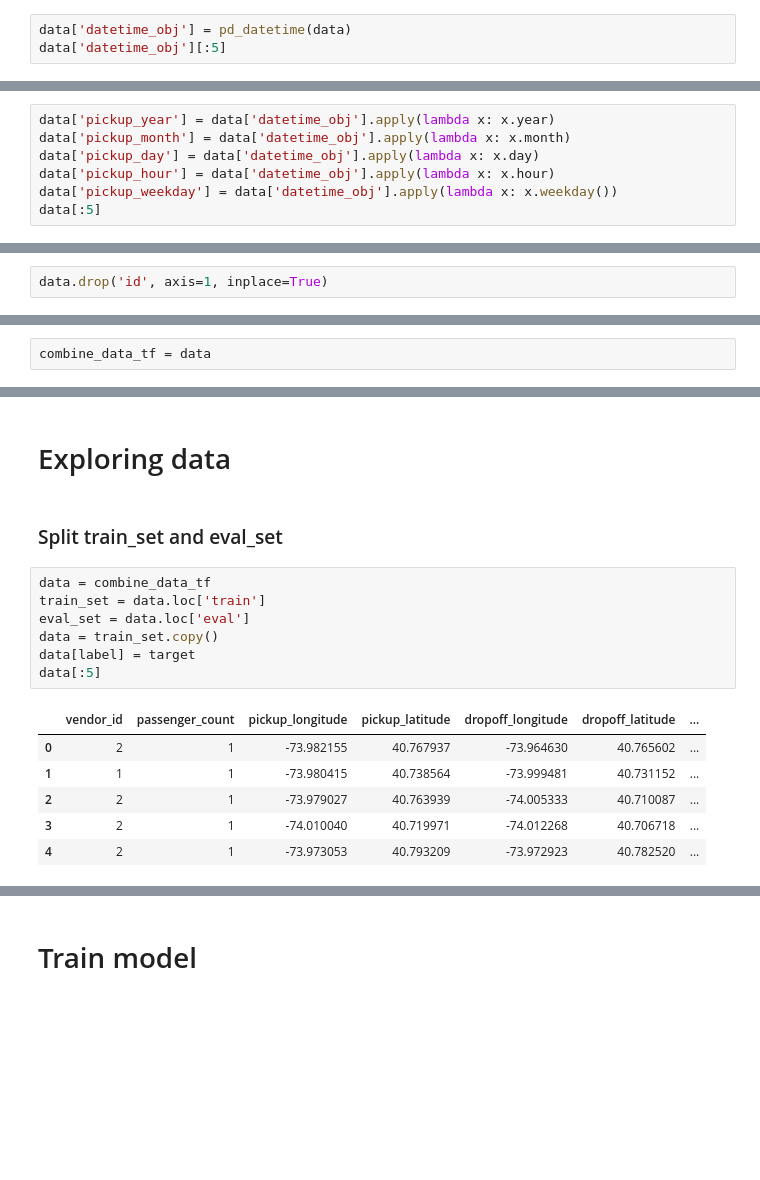
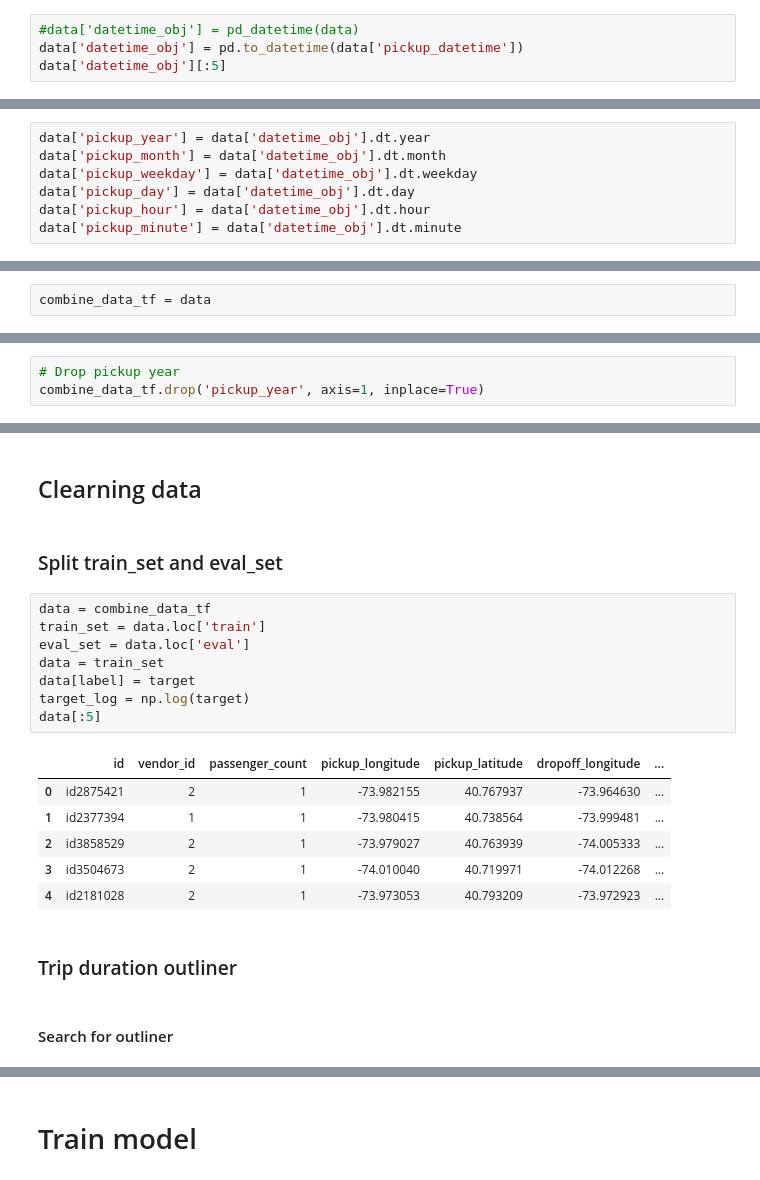
Before and after one commit to latuannetnam/kaggle, a Jupyter notebook: New York City Taxi Trip Duration/nb-taxi-trip-duration-v1.ipynb, the cells around one changed output, grey strips where cells are left out. Cells and saved outputs as stored; diff of their text form; blank space fills up the shorter version.

```diff
--- a/New York City Taxi Trip Duration/nb-taxi-trip-duration-v1.ipynb
+++ b/New York City Taxi Trip Duration/nb-taxi-trip-duration-v1.ipynb
@@ -153,7 +160,8 @@ def pd_datetime(data):
     datetime_obj = data['pickup_datetime'].apply(lambda x: datetime.strptime(x, date_format))
     return datetime_obj
 # %%
-data['datetime_obj'] = pd_datetime(data)
+#data['datetime_obj'] = pd_datetime(data)
+data['datetime_obj'] = pd.to_datetime(data['pickup_datetime'])
 data['datetime_obj'][:5]
 # %% [output]
 train  0   2016-03-14 17:24:55
@@ -163,9 +171,9 @@ train  0   2016-03-14 17:24:55
        4   2016-03-26 13:30:55
 Name: datetime_obj, dtype: datetime64[ns]
 # %%
-data['pickup_year'] = data['datetime_obj'].apply(lambda x: x.year)
-data['pickup_month'] = data['datetime_obj'].apply(lambda x: x.month)
-data['pickup_day'] = data['datetime_obj'].apply(lambda x: x.day)
-data['pickup_hour'] = data['datetime_obj'].apply(lambda x: x.hour)
-data['pickup_weekday'] = data['datetime_obj'].apply(lambda x: x.weekday())
-data[:5]
+data['pickup_year'] = data['datetime_obj'].dt.year
+data['pickup_month'] = data['datetime_obj'].dt.month
+data['pickup_weekday'] = data['datetime_obj'].dt.weekday
+data['pickup_day'] = data['datetime_obj'].dt.day
+data['pickup_hour'] = data['datetime_obj'].dt.hour
+data['pickup_minute'] = data['datetime_obj'].dt.minute
@@ -199,8 +209,6 @@ data[:5]
 |  | 4 | id2181028 | 2 | 2016-03-26 13:30:55 | 1 | -73.973053 | 40.793209 | ... |
 # %% [markdown]
 ### Drop unused cols
-# %%
-data.drop('id', axis=1, inplace=True)
 # %%
 # Drop pickup_datetime
 data.drop('pickup_datetime', axis=1, inplace=True)
@@ -209,0 +230,3 @@ combine_data_tf = data
+# %%
+# Drop pickup year
+combine_data_tf.drop('pickup_year', axis=1, inplace=True)
@@ -210,18 +253,23 @@ combine_data_tf = data
 # %% [markdown]
-# Exploring data
+## Clearning data
 # %% [markdown]
 ### Split train_set and eval_set
 # %%
 data = combine_data_tf
 train_set = data.loc['train']
 eval_set = data.loc['eval']
-data = train_set.copy()
+data = train_set
 data[label] = target
+target_log = np.log(target)
 data[:5]
 # %% [output]
-|  | vendor_id | passenger_count | pickup_longitude | pickup_latitude | dropoff_longitude | dropoff_latitude | ... |
-| 0 | 2 | 1 | -73.982155 | 40.767937 | -73.964630 | 40.765602 | ... |
-| 1 | 1 | 1 | -73.980415 | 40.738564 | -73.999481 | 40.731152 | ... |
-| 2 | 2 | 1 | -73.979027 | 40.763939 | -74.005333 | 40.710087 | ... |
-| 3 | 2 | 1 | -74.010040 | 40.719971 | -74.012268 | 40.706718 | ... |
-| 4 | 2 | 1 | -73.973053 | 40.793209 | -73.972923 | 40.782520 | ... |
+|  | id | vendor_id | passenger_count | pickup_longitude | pickup_latitude | dropoff_longitude | ... |
+| 0 | id2875421 | 2 | 1 | -73.982155 | 40.767937 | -73.964630 | ... |
+| 1 | id2377394 | 1 | 1 | -73.980415 | 40.738564 | -73.999481 | ... |
+| 2 | id3858529 | 2 | 1 | -73.979027 | 40.763939 | -74.005333 | ... |
+| 3 | id3504673 | 2 | 1 | -74.010040 | 40.719971 | -74.012268 | ... |
+| 4 | id2181028 | 2 | 1 | -73.973053 | 40.793209 | -73.972923 | ... |
+# %% [markdown]
+### Trip duration outliner
+# %% [markdown]
+####  Search for outliner
```
Also changed, not shown: parts of 65 cells of this notebook, 5 other files.
